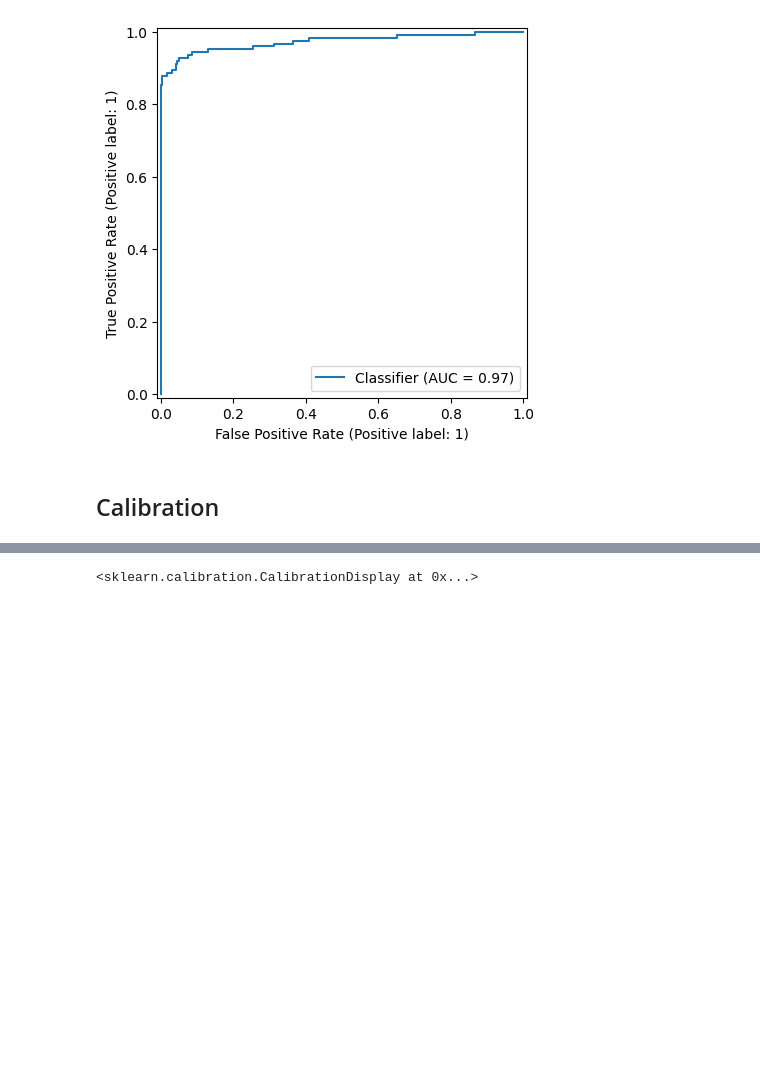
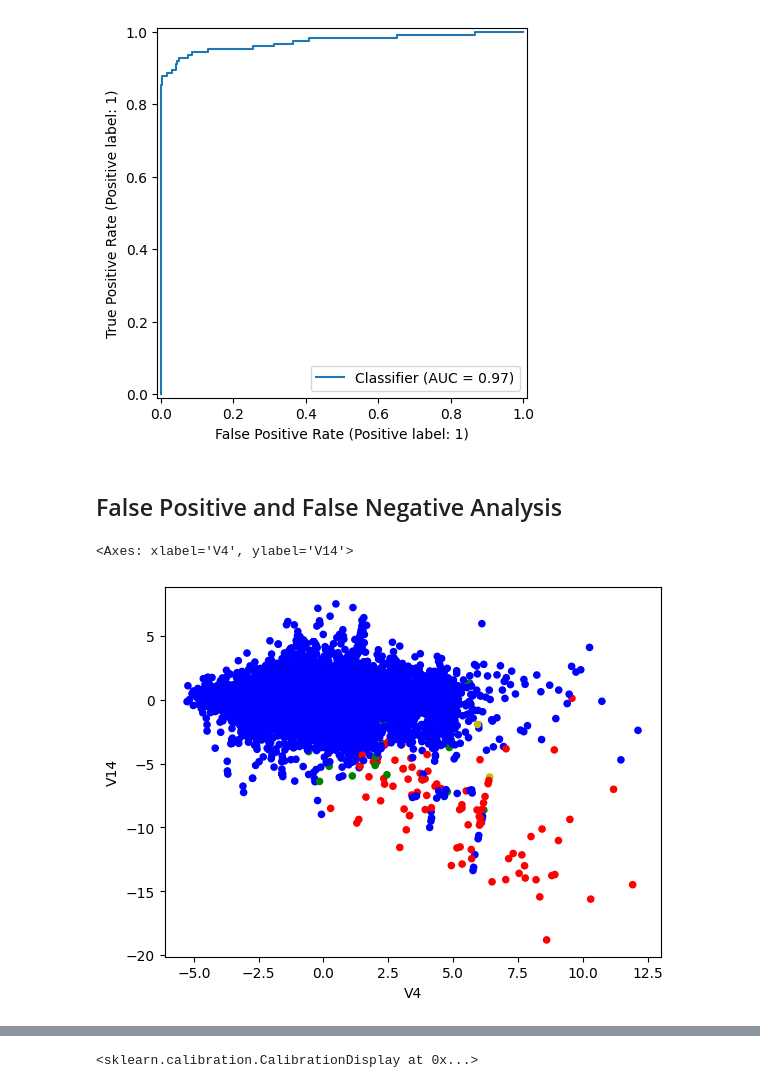
Before and after one commit to thomasport/fraud_detection, a Jupyter notebook: analysis/analysis.ipynb, the cells around one changed output, grey strips where cells are left out. Saved outputs shown, nothing was run; the diff lists cells and outputs as text; code cells hidden in the pictures; blank space fills up the shorter version.

```diff
--- a/analysis/analysis.ipynb
+++ b/analysis/analysis.ipynb
@@ -537,5 +543,5 @@ roc_auc_curve(y_test, scores)
 # %% [output]
 <sklearn.metrics._plot.roc_curve.RocCurveDisplay at 0x...>
 [figure]
-# %% [markdown]
-## Calibration
+# %% [markdown]
+## False Positive and False Negative Analysis
@@ -541,0 +550,20 @@ roc_auc_curve(y_test, scores)
+# %%
+def map_conf_matrix(data):
+    if (data.y_true==1)&(data.y_pred==0):
+        return 'fn'
+    elif (data.y_true==0)&(data.y_pred==0):
+        return 'tn'
+    elif (data.y_true==1)&(data.y_pred==1):
+        return 'tp'
+    elif (data.y_true==0)&(data.y_pred==1):
+        return 'fp'
+    else:
+        return 'error'
+# %%
+data_test_scored['pred_status'] = data_test_scored.apply(map_conf_matrix,axis=1)
+# %%
+col = data_test_scored.pred_status.map({"tn":'b',"tp":'r','fp':'y','fn':'g'})
+data_test_scored.plot.scatter(x="V4",y="V14",c=col)
+# %% [output]
+<Axes: xlabel='V4', ylabel='V14'>
+[figure, added]
```
Also changed, not shown: parts of 12 cells of this notebook.
